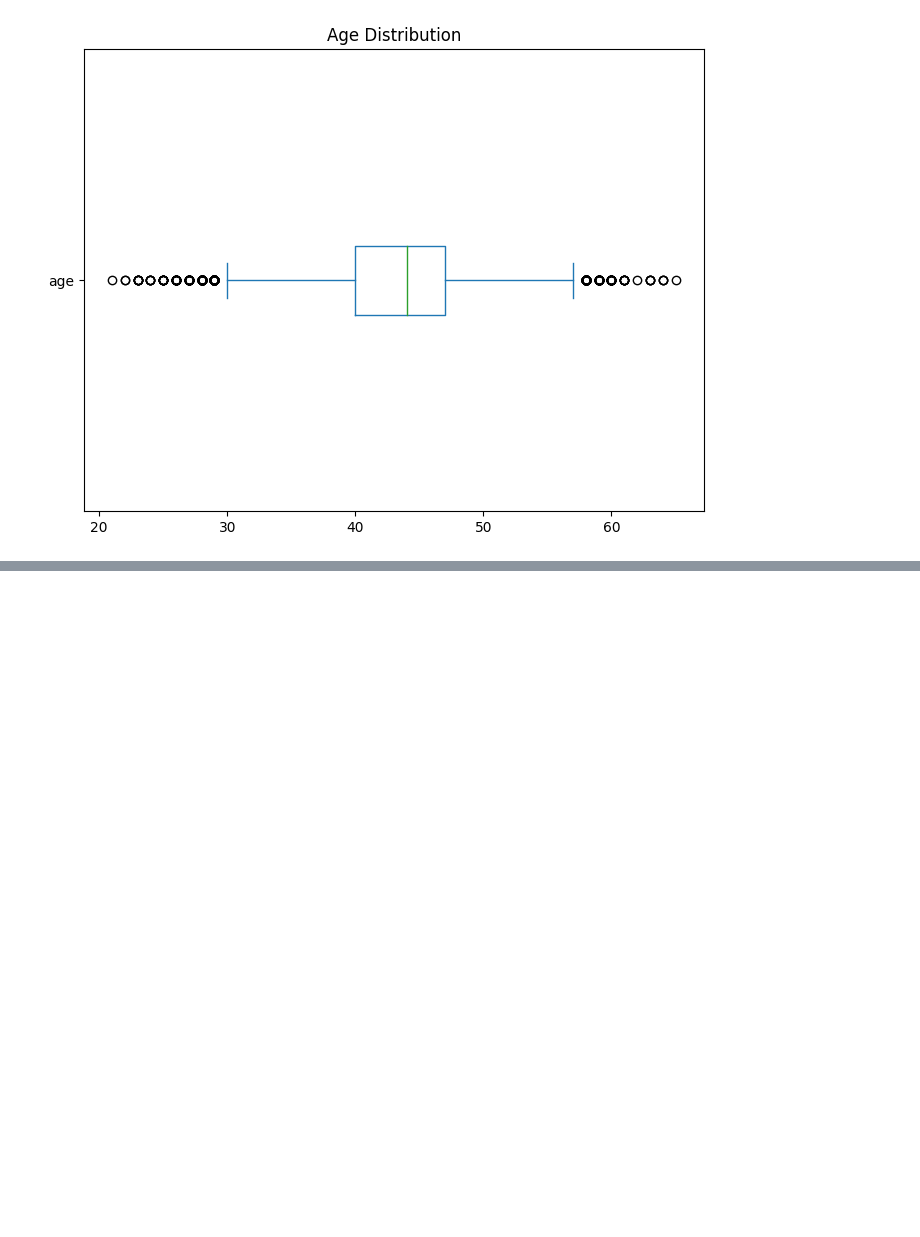
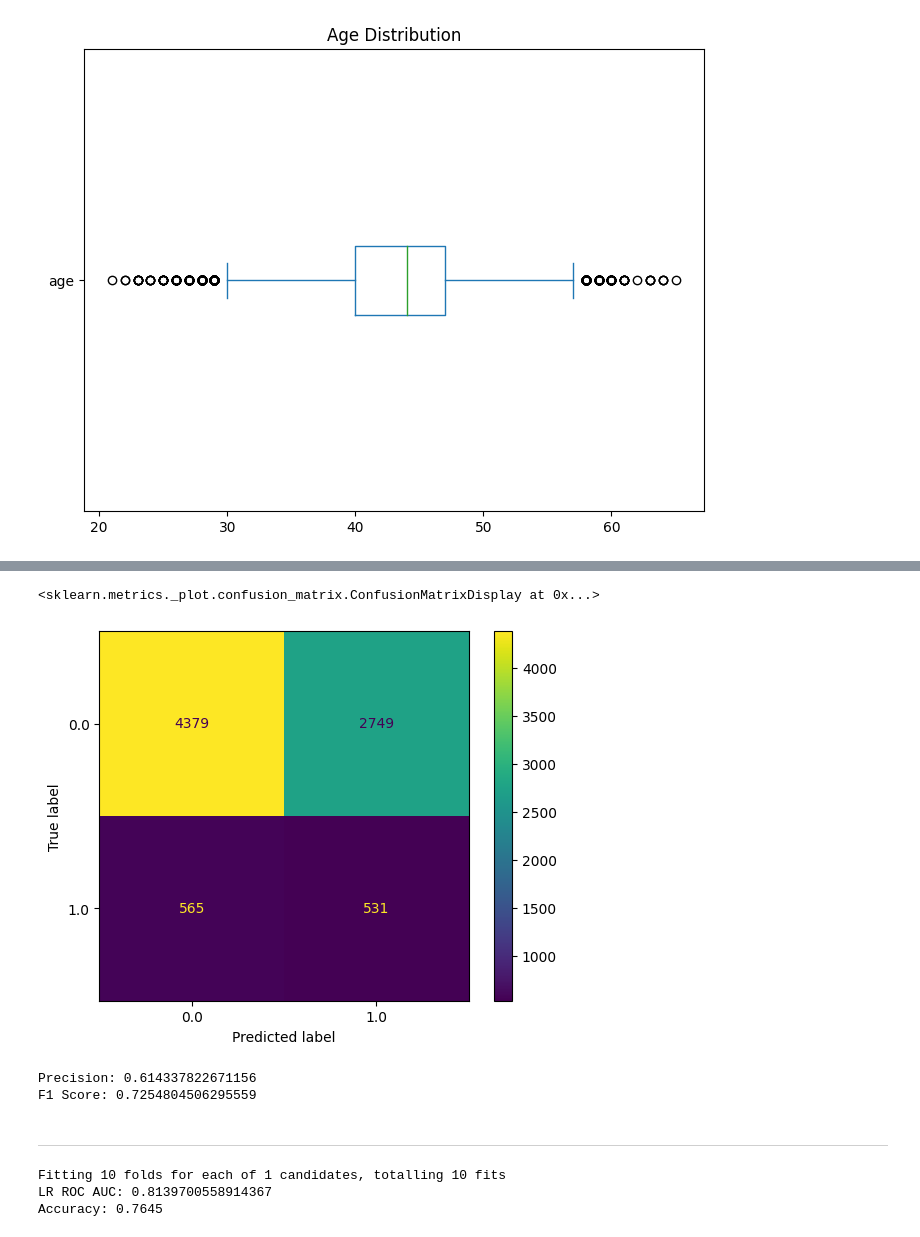
Before and after one commit to RonChits/Default-Probability, a Jupyter notebook: Default_Probability.ipynb, the cells around one changed output, grey strips where cells are left out. Saved outputs shown, nothing was run; the diff lists cells and outputs as text; code cells hidden in the pictures; blank space fills up the shorter version.

```diff
--- a/Default_Probability.ipynb
+++ b/Default_Probability.ipynb
@@ -844,0 +1103,7 @@ plt.show()
+# %%
+scaler = StandardScaler()
+# Fit and transform the training data
+X_train_scaled_over = pd.DataFrame(scaler.fit_transform(X_train_over), columns=X_train_over.columns)
+
+# Transform the test data using the same scaler
+X_test_scaled_over = pd.DataFrame(scaler.transform(X_test), columns=X_test.columns)
@@ -844,0 +1217,72 @@ plt.show()
+# %%
+ConfusionMatrixDisplay.from_estimator(best_model, X_test, y_test)
+# %% [output]
+<sklearn.metrics._plot.confusion_matrix.ConfusionMatrixDisplay at 0x...>
+[figure, added]
+# %%
+# Get the confusion matrix
+cm = confusion_matrix(y_test, best_model.predict(X_test))
+
+# True Positives (TP)
+TP = cm[0][0]
+
+# True Negatives (TN)
+TN = cm[1][1]
+
+# False Positives (FP)
+FP = cm[0][1]
+
+# False Negatives (FN)
+FN = cm[1][0]
+
+# Calculate precision
+precision = TP / (TP + FP)
+
+# Calculate F1 score
+recall = TP / (TP + FN)
+f1_score = 2 * (precision * recall) / (precision + recall)
+
+# Print results
+print("Precision:", precision)
+print("F1 Score:", f1_score)
+# %% [output]
+Precision: 0.614337822671156
+F1 Score: 0.7254804506295559
+# %% [markdown]
+
+
+---
+# %%
+# undersampled data model.
+
+pipe1 = Pipeline([
+    ('scaling', FunctionTransformer(lambda x:x)),
+    ('xgboost', XGBClassifier(objective= 'binary:logistic'))
+])
+
+parameters = {'xgboost__max_depth': [70],
+              'xgboost__n_estimators' : [100],
+              'xgboost__learning_rate' : [0.09],
+              'xgboost__tree_method': ['hist'],
+              'xgboost__min_child_weight': [1],
+              'xgboost__gamma': [0.5],
+              'xgboost__subsample': [0.8],
+              'xgboost__colsample_bytree': [0.8],
+              'xgboost__scale_pos_weight': [1]
+              }
+
+
+gs1 = GridSearchCV(pipe1, parameters, cv=10, scoring='roc_auc', n_jobs=-1, verbose=10)
+
+gs1.fit(X_train_scaled_under, y_train_under)
+
+best_model1 = gs1.best_estimator_
+y_test_proba1 = best_model1.predict_proba(X_test_under)
+y_pred1 = best_model1.predict(X_test_under)
+accuracy1 = accuracy_score(y_test, y_pred1)
+print('LR ROC AUC:', roc_auc_score(y_test, y_test_proba1[:, 1]))
+print(f"Accuracy: {accuracy1:.4f}")
+# %% [output]
+Fitting 10 folds for each of 1 candidates, totalling 10 fits
+LR ROC AUC: 0.8139700558914367
+Accuracy: 0.7645
```
Also changed, not shown: parts of 75 cells of this notebook.
